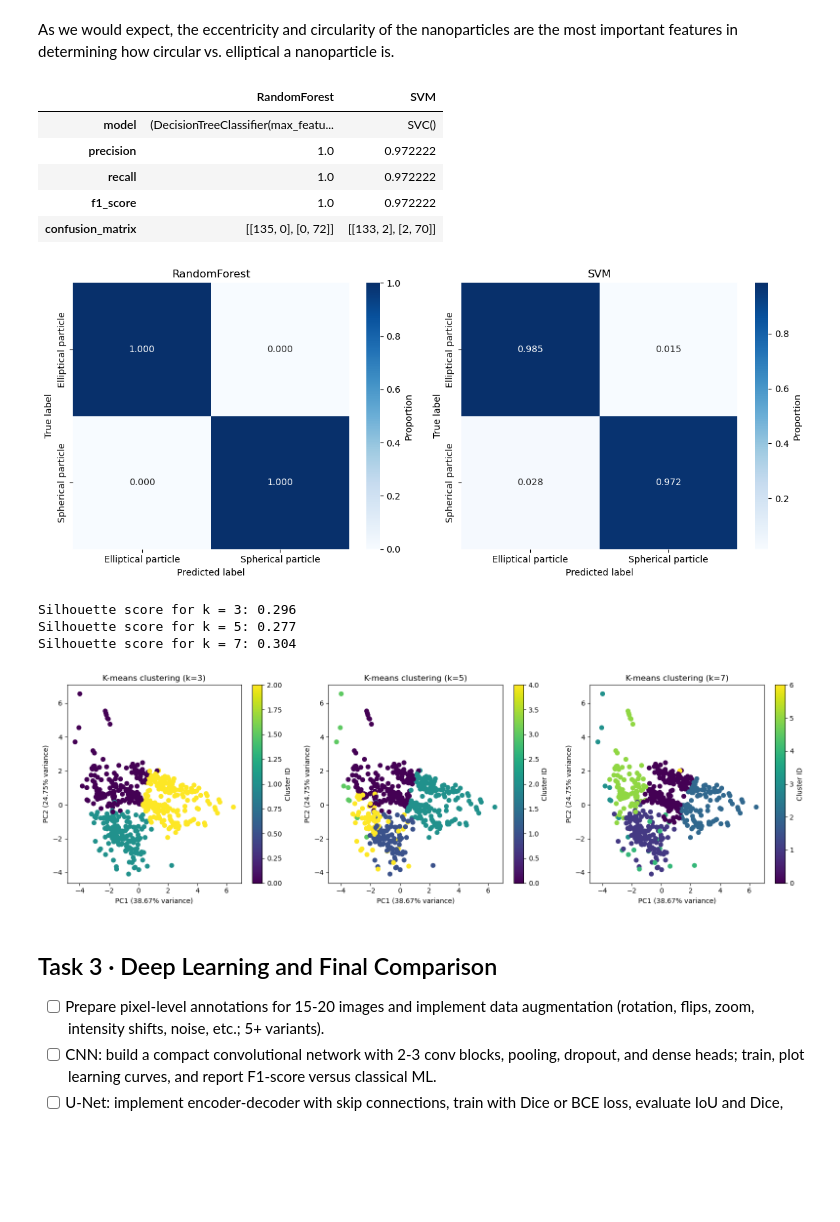
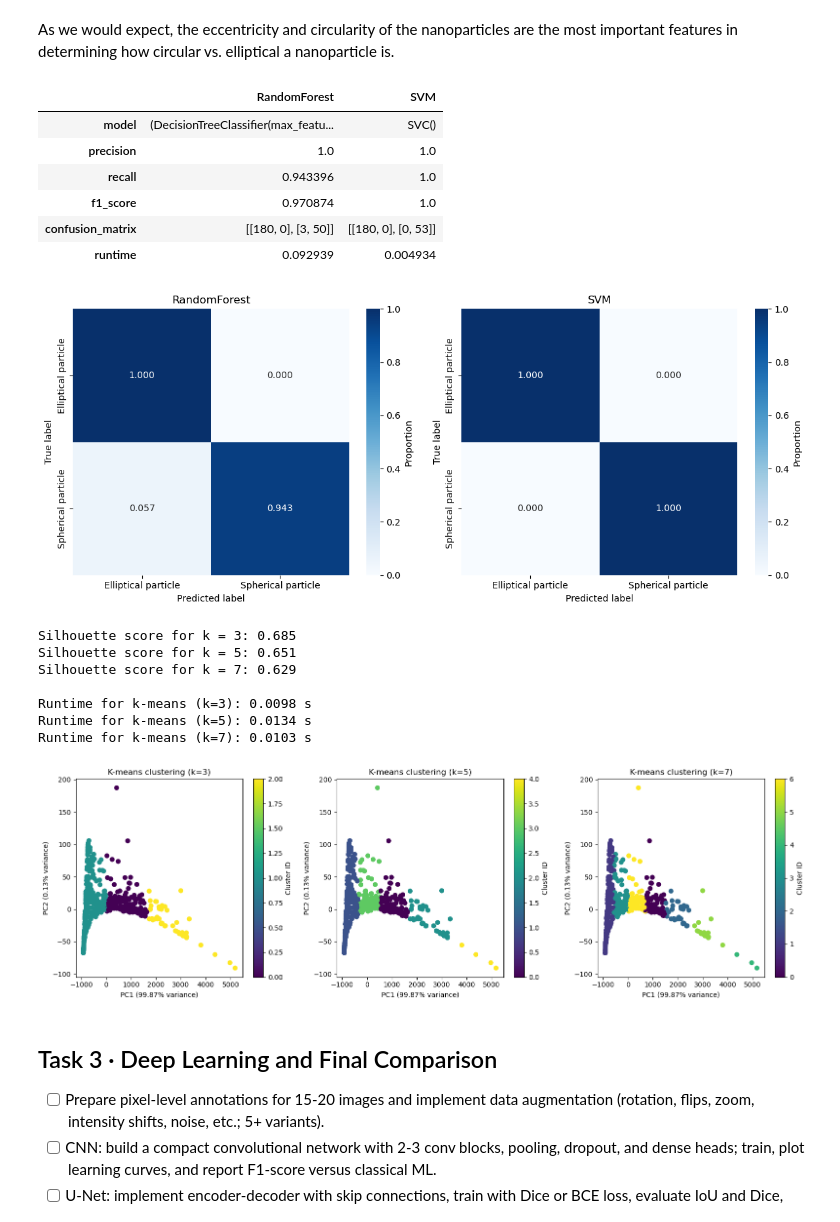
Before and after one commit to aramichang/MATSCI465_AramiChang, a Jupyter notebook: weeks3&4/assignment_04_combined.ipynb, the cells around one changed output. Cells and saved outputs as stored; diff of their text form; code cells hidden in the pictures; blank space fills up the shorter version.

```diff
--- a/weeks3&4/assignment_04_combined.ipynb
+++ b/weeks3&4/assignment_04_combined.ipynb
@@ -82,6 +83,8 @@ def compute_snr(image: np.ndarray) -> float:
     noise = np.std(image)
     return float(signal / noise) if noise else np.inf
 
+start_time = time.perf_counter()
+
 # SNR before filtering
 SNR_beforefilter = compute_snr(raw_image)
 
@@ -93,7 +96,7 @@ print(f'Signal to noise ratio before filtering: {SNR_beforefilter}')
 print(f'Signal to noise ratio after filtering: {SNR_afterfilter}')
 
 # Enhancement hint: CLAHE improves local contrast
-enhanced_image = exposure.equalize_adapthist(filtered_image, clip_limit=0.004)
+enhanced_image = exposure.equalize_adapthist(filtered_image, clip_limit=0.005)
 
 # Segmentation hint: Use Otsu's threshold followed by watershed
 threshold = filters.threshold_otsu(enhanced_image)
@@ -116,10 +119,15 @@ proptable = measure.regionprops_table(labels, intensity_image=enhanced_image, pr
 measurements = pd.DataFrame(proptable)
 measurements.to_csv('classical_results.csv', index=False)
 
+end_time = time.perf_counter()
+classical_runtime = end_time - start_time
+
 # Visualization hint: Create 2x2 subplot figure with:
 # [Raw image] [Enhanced/Filtered]
 # [Segmented labels] [Size distribution histogram]
 # Use imshow() for images and hist() for distribution
+
+print(f'Runtime of this code block: {classical_runtime:.4f} s')
 
 fig, ax = plt.subplots(2, 2, figsize=(8,8))
 
@@ -140,6 +148,7 @@ ax[1, 1].set_ylabel('Frequency')
 plt.tight_layout()
 plt.show()
 print(measurements.describe())
+fig.savefig('Classical4PanelCollage.png', dpi=300, bbox_inches='tight')
 # %% [output]
 Signal to noise ratio before filtering: 4.852891679069054
 Signal to noise ratio after filtering: 4.916273851132228
@@ -219,7 +229,7 @@ def extract_features(imageseries):
     for image in imageseries:
         image = image[:,:,0]
         filtered_image = filters.median(image, footprint=morphology.disk(5))
-        enhanced_image = exposure.equalize_adapthist(filtered_image, clip_limit=0.004)
+        enhanced_image = exposure.equalize_adapthist(filtered_image, clip_limit=0.005)
         threshold = filters.threshold_otsu(enhanced_image)
         binary = enhanced_image < threshold
         binary = morphology.remove_small_objects(binary, max_size=20)
@@ -284,7 +294,7 @@ I will classify the particles based on how circular vs. elliptical they are (i.e
 # svm_model = SVC(kernel='rbf')
 
 property_names = ['area', 'perimeter', 'eccentricity', 'solidity', 'equivalent_diameter', 'intensity_mean', 'intensity_std', 'edges', 'texture', 'circularity']
-classifier_labels = (features['eccentricity'] < np.mean(features['eccentricity'].values)) # if true or 1, this is circular. if false or 0, this is elliptical.
+classifier_labels = (features['eccentricity'] <= 0.5) # if true or 1, this is circular. if false or 0, this is elliptical.
 
 scaler = StandardScaler()
 X_scaled = scaler.fit_transform(features)
@@ -329,18 +339,21 @@ X_test_scaled = scaler.fit_transform(X_test)
 results = {}
 
 for name, model in models.items():
+    start_time = time.perf_counter()
     model.fit(X_train_scaled, y_train)
     y_pred = model.predict(X_test_scaled)
 
     f1 = metrics.f1_score(y_test, y_pred)
     confusion_matrix = metrics.confusion_matrix(y_test, y_pred)
+    end_time = time.perf_counter()
 
     results[name] = {
         'model': model,
         'precision': metrics.precision_score(y_test, y_pred),
         'recall': metrics.recall_score(y_test, y_pred),
         'f1_score': metrics.f1_score(y_test, y_pred),
-        'confusion_matrix': metrics.confusion_matrix(y_test, y_pred)
+        'confusion_matrix': metrics.confusion_matrix(y_test, y_pred),
+        'runtime': end_time - start_time
     }
 
 ml_results = pd.DataFrame(results)
@@ -361,14 +374,16 @@ for i, (name, result) in enumerate(results.items()):
     axes[i].set_ylabel('True label')
 
 plt.tight_layout()
+fig.savefig('ConfusionMatrices.png', dpi=300, bbox_inches='tight')
 # %% [output]
 |  | RandomForest | SVM |
 | model | (DecisionTreeClassifier(max_featu... | SVC() |
-| precision | 1.0 | 0.972222 |
-| recall | 1.0 | 0.972222 |
-| f1_score | 1.0 | 0.972222 |
-| confusion_matrix | [[135, 0], [0, 72]] | [[133, 2], [2, 70]] |
+| precision | 1.0 | 1.0 |
+| recall | 0.943396 | 1.0 |
+| f1_score | 0.970874 | 1.0 |
+| confusion_matrix | [[180, 0], [3, 50]] | [[180, 0], [0, 53]] |
+| runtime | 0.092939 | 0.004934 |
-[figure, old version]
+[figure, new version]
 # %%
 # TODO: run unsupervised clustering and visualize embeddings
 # K-Means hint: clusters = KMeans(n_clusters=k, random_state=42).fit_predict(X_scaled)
@@ -379,42 +394,54 @@ ks = [3, 5, 7]
 silhouette_scores = []
 labels = []
 features_scaled = scaler.fit_transform(classifier_labels.values.reshape(-1,1))
+kmeans_runtimes = []
 
 for k in ks:
-    clusters = KMeans(n_clusters=k, random_state=42).fit_predict(X_scaled)
+    start_time = time.perf_counter()
+    clusters = KMeans(n_clusters=k, random_state=42).fit_predict(X_tot)
+    end_time = time.perf_counter()
     labels.append(clusters)
-    silhouette_scores.append(silhouette_score(X_scaled, clusters))
-    print(f'Silhouette score for k = {k}: {silhouette_score(X_scaled, clusters):.3f}')
+    kmeans_runtimes.append(end_time - start_time)
+    silhouette_scores.append(silhouette_score(X_tot, clusters))
+    print(f'Silhouette score for k = {k}: {silhouette_score(X_tot, clusters):.3f}')
 
 pca = PCA(n_components=2)
-features_pca = pca.fit_transform(X_scaled)
+features_pca = pca.fit_transform(X_tot)
+print(f'\nRuntime for k-means (k=3): {kmeans_runtimes[0]:.4f} s')
+print(f'Runtime for k-means (k=5): {kmeans_runtimes[1]:.4f} s')
+print(f'Runtime for k-means (k=7): {kmeans_runtimes[2]:.4f} s')
 
 fig, axs = plt.subplots(1, 3, figsize=(16,5))
 
 scatter1 = axs[0].scatter(features_pca[:,0], features_pca[:,1], c=labels[0])
 axs[0].set_xlabel(f'PC1 ({pca.explained_variance_ratio_[0]*100:.2f}% variance)')
 axs[0].set_ylabel(f'PC2 ({pca.explained_variance_ratio_[1]*100:.2f}% variance)')
 axs[0].set_title('K-means clustering (k=3)')
 plt.colorbar(scatter1, ax=axs[0], label='Cluster ID')
 
 scatter2 = axs[1].scatter(features_pca[:,0], features_pca[:,1], c=labels[1])
 axs[1].set_xlabel(f'PC1 ({pca.explained_variance_ratio_[0]*100:.2f}% variance)')
 axs[1].set_ylabel(f'PC2 ({pca.explained_variance_ratio_[1]*100:.2f}% variance)')
 axs[1].set_title('K-means clustering (k=5)')
 plt.colorbar(scatter2, ax=axs[1], label='Cluster ID')
 
 scatter3 = axs[2].scatter(features_pca[:,0], features_pca[:,1], c=labels[2])
 axs[2].set_xlabel(f'PC1 ({pca.explained_variance_ratio_[0]*100:.2f}% variance)')
 axs[2].set_ylabel(f'PC2 ({pca.explained_variance_ratio_[1]*100:.2f}% variance)')
 axs[2].set_title('K-means clustering (k=7)')
 plt.colorbar(scatter3, ax=axs[2], label='Cluster ID')
 
 plt.tight_layout()
+fig.savefig('kmeanscollage.png', dpi=300, bbox_inches='tight')
 # %% [output]
-Silhouette score for k = 3: 0.296
-Silhouette score for k = 5: 0.277
-Silhouette score for k = 7: 0.304
+Silhouette score for k = 3: 0.685
+Silhouette score for k = 5: 0.651
+Silhouette score for k = 7: 0.629
+
+Runtime for k-means (k=3): 0.0098 s
+Runtime for k-means (k=5): 0.0134 s
+Runtime for k-means (k=7): 0.0103 s
-[figure, old version]
+[figure, new version]
 # %% [markdown]
 ## Task 3 · Deep Learning and Final Comparison
 - [ ] Prepare pixel-level annotations for 15-20 images and implement data augmentation (rotation, flips, zoom, intensity shifts, noise, etc.; 5+ variants).
```
Also changed, not shown: parts of 28 cells of this notebook, 2 other files.
